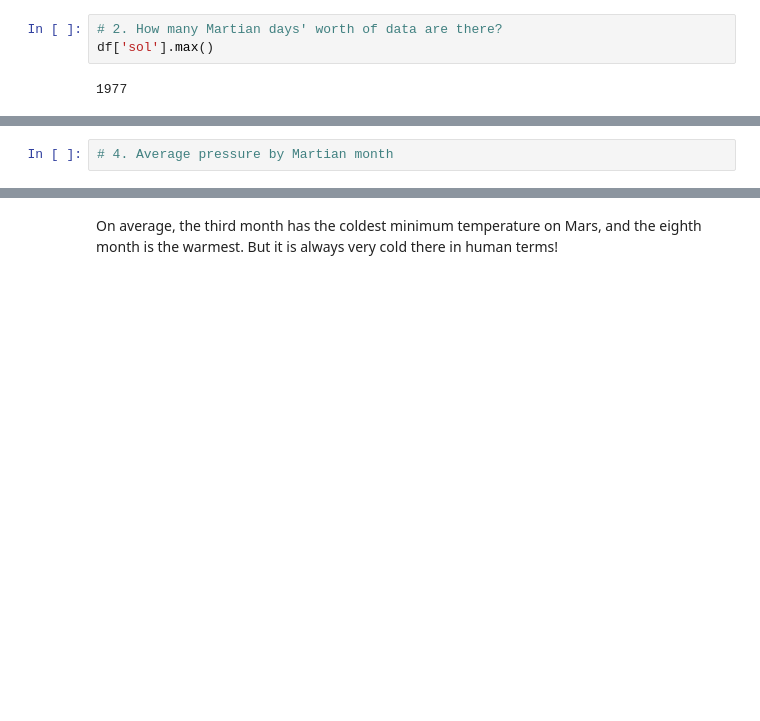
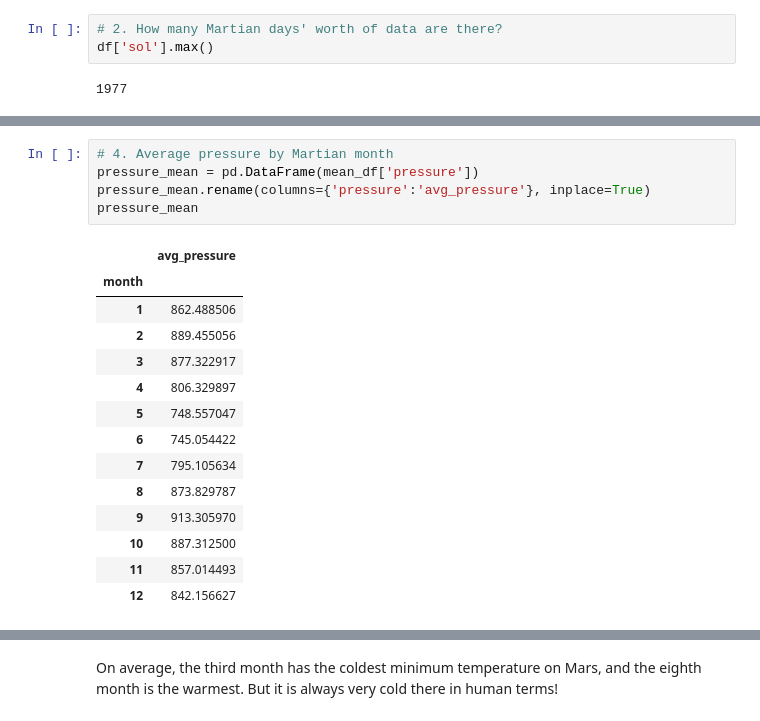
Before and after one commit to csaving/web-scraping-challenge, a Jupyter notebook: part_2_mars_weather.ipynb, the cells around one changed output, grey strips where cells are left out. Cells and saved outputs as stored; diff of their text form; blank space fills up the shorter version.

```diff
--- a/part_2_mars_weather.ipynb
+++ b/part_2_mars_weather.ipynb
@@ -203,5 +170,23 @@ print(f"Coldest month is {min_month} and hottest month is {max_month}.")
 Coldest month is 3 and hottest month is 8.
 # %%
 # 4. Average pressure by Martian month
+pressure_mean = pd.DataFrame(mean_df['pressure'])
+pressure_mean.rename(columns={'pressure':'avg_pressure'}, inplace=True)
+pressure_mean
+# %% [output]
+|  | avg_pressure |
+| month |  |
+| 1 | 862.488506 |
+| 2 | 889.455056 |
+| 3 | 877.322917 |
+| 4 | 806.329897 |
+| 5 | 748.557047 |
+| 6 | 745.054422 |
+| 7 | 795.105634 |
+| 8 | 873.829787 |
+| 9 | 913.305970 |
+| 10 | 887.312500 |
+| 11 | 857.014493 |
+| 12 | 842.156627 |
 # %%
 # Plot the average pressure by month
```
Also changed, not shown: parts of 8 cells of this notebook.
